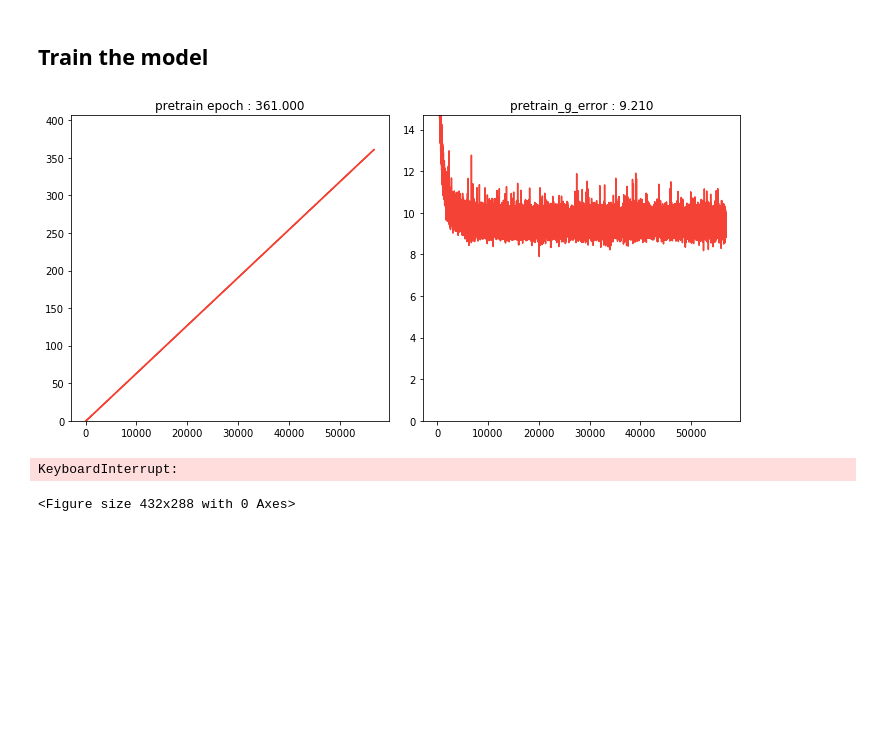
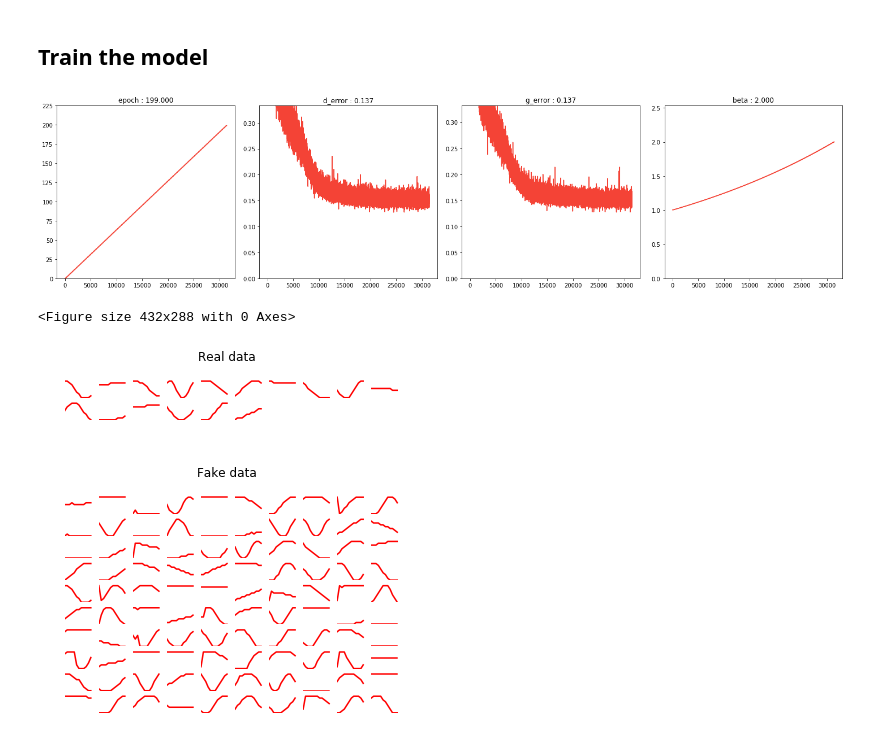
Before and after one commit to mhattingpete/GenerativeAdversarialNetworks, a Jupyter notebook: RNNGAN-Gumbel.ipynb, the cells around one changed output. Drawn from its saved outputs; the diff is of its cells as text; code cells hidden in the pictures; blank space fills up the shorter version.

Commit message:
added trained model

```diff
--- a/RNNGAN-Gumbel.ipynb
+++ b/RNNGAN-Gumbel.ipynb
@@ -52,11 +52,11 @@ vocab_size = num_classes+1
 noise_size = 128
 
 num_test_samples = 100
-test_noise = sample_noise(num_test_samples,noise_size,device)#torch.rand(num_test_samples,noise_size).to(device)
+test_noise = sample_noise(num_test_samples,noise_size,device)
 
 # intialize models
-generator = GumbelRNNGenerator(input_size=vocab_size,hidden_size=256,noise_size=noise_size).to(device)
-discriminator = GumbelRNNDiscriminator(input_size=vocab_size,output_size=1).to(device)
+generator = GumbelRNNGenerator(input_size=vocab_size,hidden_size=256,noise_size=noise_size,device=device).to(device)
+discriminator = GumbelRNNDiscriminator(input_size=vocab_size,hidden_size=256,output_size=1).to(device)
 
 # otpimizers
 g_optimizer = optim.Adam(generator.parameters(),lr=lr)
@@ -151,16 +158,16 @@ def train_discriminator(real_data_onehot,fake_data,optimizer):
     c_x_r_mean = torch.mean(c_x_r,dim=0)
     c_x_f_mean = torch.mean(c_x_f,dim=0)
 
-    losses_real = []
-    losses_fake = []
-    for i in range(c_x_r.size(1)):
-        losses_real.append(loss_fun(c_x_r[:,i,:]-c_x_f_mean[i,:],true_target(N,device)))
-        losses_fake.append(loss_fun(c_x_f[:,i,:]-c_x_r_mean[i,:],fake_target(N,device)))
-    loss_real = torch.stack(losses_real).mean()
-    loss_fake = torch.stack(losses_fake).mean()
+    #losses_real = []
+    #losses_fake = []
+    #for i in range(c_x_r.size(1)):
+    #    losses_real.append(loss_fun(c_x_r[:,i,:]-c_x_f_mean[i,:],true_target(N,device)))
+    #    losses_fake.append(loss_fun(c_x_f[:,i,:]-c_x_r_mean[i,:],fake_target(N,device)))
+    #loss_real = torch.stack(losses_real).mean()
+    #loss_fake = torch.stack(losses_fake).mean()
 
-    #loss_real = loss_fun(c_x_r-c_x_f_mean,true_target(N,device))
-    #loss_fake = loss_fun(c_x_f-c_x_r_mean,fake_target(N,device))
+    loss_real = loss_fun(c_x_r-c_x_f_mean,true_target(N,device))
+    loss_fake = loss_fun(c_x_f-c_x_r_mean,fake_target(N,device))
 
     loss = (loss_real + loss_fake)/2.0
     loss.backward()
@@ -174,11 +181,12 @@ def train_discriminator(real_data_onehot,fake_data,optimizer):
 gen_steps = 1
 gen_train_freq = 1
 max_temperature = torch.FloatTensor([2]).to(device)
-pretrain_temperature = torch.FloatTensor([2]).to(device)
+pretrain_temperature = torch.FloatTensor([1]).to(device)
 
-epochs_pretrain = 1000
+epochs_pretrain = 100
 pretrain_step = 0
 
+num_epochs = 200
 global_step = 0
 epoch = 0
 d_error = 0
@@ -192,12 +200,10 @@ for ep in range(epochs_pretrain):
         real_batch = real_batch.squeeze(2)
         real_data = real_batch.to(device)
         real_data_onehot = onehot(real_batch,vocab_size).to(device)
-        #real_data_onehot[real_data_onehot==1] = 0.9
-        #real_data_onehot[real_data_onehot==0] = (1.0-0.9)/(vocab_size-1.0)
 
         # Generate fake data
         generator.train()
-        noise = sample_noise(N,noise_size,device)#torch.randn(N,noise_size).to(device)
+        noise = sample_noise(N,noise_size,device)
         fake_data = generator(z=noise,num_steps=num_steps,temperature=pretrain_temperature,
                               x=real_data_onehot)
         # Train G
@@ -245,39 +251,40 @@ try:
             if global_step % gen_train_freq == 0:
                 for _ in range(gen_steps):
                     # Generate fake data
-                    fake_data = generator(sample_sequence_noise(N,num_steps,noise_dim,device).view(N,noise_dim,1),temperature)
+                    fake_data = generator(z=sample_noise(N,noise_size,device),num_steps=num_steps,temperature=temperature)
                     # Train G
-                    g_error = train_generator(real_data,fake_data,g_optimizer)
+                    g_error = train_generator(real_data_onehot,fake_data,g_optimizer)
                     g_error = g_error.item()
 
             # Log batch error and delete tensors
             dis.update(global_step,'train',{"epoch":epoch,"d_error":d_error.item(),"g_error":g_error,
                                             "beta":temperature.item()})
             global_step += 1
             del fake_data
             del noise_tensor
 
             # Display Progress every few batches
             if global_step % 50 == 0:
                 test_samples = generator(z=test_noise,num_steps=num_steps,temperature=temperature)
                 test_samples_vals = torch.argmax(test_samples,dim=2)
                 dis.display(scale=True)
-                plotSamples(torch.argmax(real_data,dim=2),xu=num_steps,yu=num_classes,title="Real data")
+                plotSamples(real_data,xu=num_steps,yu=num_classes,title="Real data")
                 plotSamples(test_samples_vals,xu=num_steps,yu=num_classes,title="Fake data")
                 if epoch % 50 == 0:
-                    plt.savefig("Figures/RaSGAN-SAGANCONV-ToyData-Epoch="+str(epoch)+".png")
+                    plt.savefig("Figures/RaSGAN-RNN-ToyData-Epoch="+str(epoch)+".png")
                 plt.show()
             del real_data
         epoch += 1
 except:
     test_samples = generator(z=test_noise,num_steps=num_steps,temperature=temperature)
     test_samples_vals = torch.argmax(test_samples,dim=2)
     dis.display(scale=True)
-    plotSamples(torch.argmax(real_data,dim=2),xu=num_steps,yu=num_classes,title="Real data")
+    plotSamples(real_data,xu=num_steps,yu=num_classes,title="Real data")
     plotSamples(test_samples_vals,xu=num_steps,yu=num_classes,title="Fake data")
-    plt.savefig("Figures/RaSGAN-SAGANCONV-ToyData.png")
+    plt.savefig("Figures/RaSGAN-RNN-ToyData.png")
     plt.show()
 # %% [output]
-[figure, old version]
+[figure, new version]
-KeyboardInterrupt:
+<Figure size 432x288 with 0 Axes>
-<Figure size 432x288 with 0 Axes>
+[figure, added]
+[figure, added]
```
Also changed, not shown: parts of 4 cells of this notebook, 2 other files.
